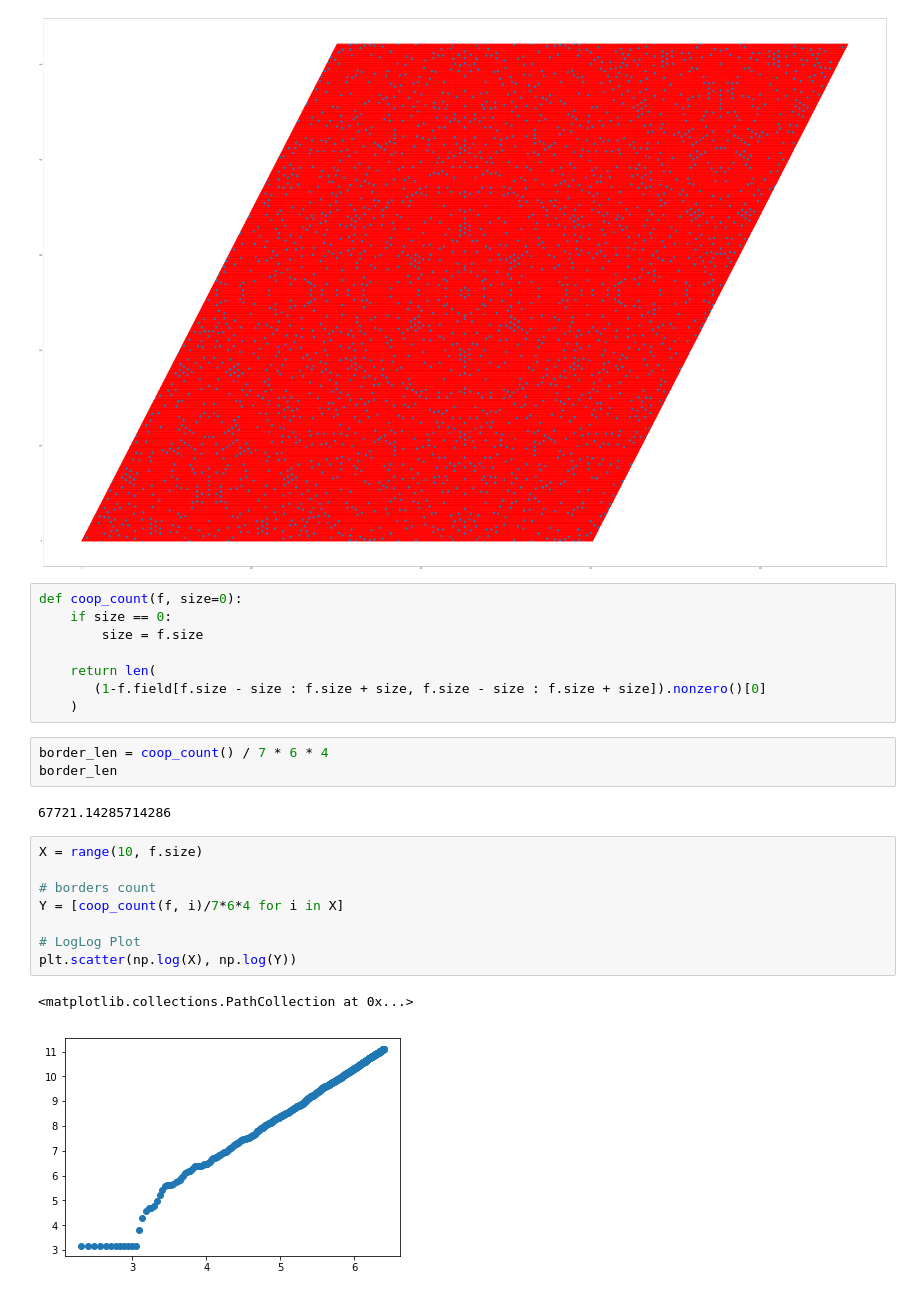
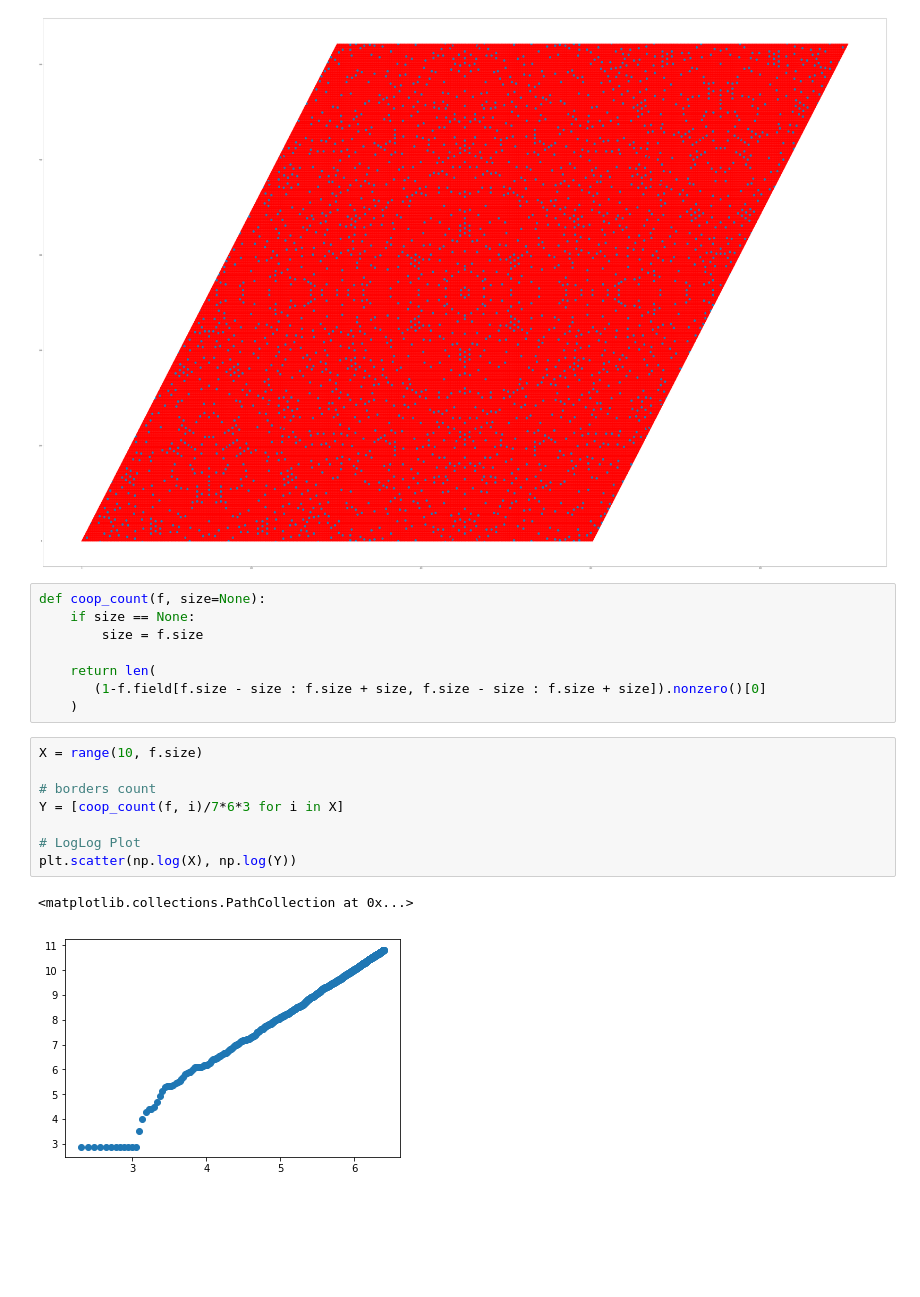
Before and after one commit to ev-br/spatial_games_triangular, a Jupyter notebook: [Cython] SG.ipynb, the cells around one changed output. Drawn from its saved outputs; the diff is of its cells as text; blank space fills up the shorter version.

```diff
--- a/[Cython] SG.ipynb
+++ b/[Cython] SG.ipynb
@@ -17,26 +25,21 @@ f.show(40, 10)
 <matplotlib.figure.Figure at 0x...>
 [figure]
 # %%
-def coop_count(f, size=0):
-    if size == 0:
+def coop_count(f, size=None):
+    if size == None:
         size = f.size
 
     return len(
        (1-f.field[f.size - size : f.size + size, f.size - size : f.size + size]).nonzero()[0]
     )
-# %%
-border_len = coop_count() / 7 * 6 * 4
-border_len
-# %% [output]
-67721.14285714286
 # %%
 X = range(10, f.size)
 
 # borders count
-Y = [coop_count(f, i)/7*6*4 for i in X]
+Y = [coop_count(f, i)/7*6*3 for i in X]
 
 # LogLog Plot
 plt.scatter(np.log(X), np.log(Y))
 # %% [output]
 <matplotlib.collections.PathCollection at 0x...>
-[figure, old version]
+[figure, new version]
```
Also changed, not shown: parts of 2 cells of this notebook, 1 other file.
